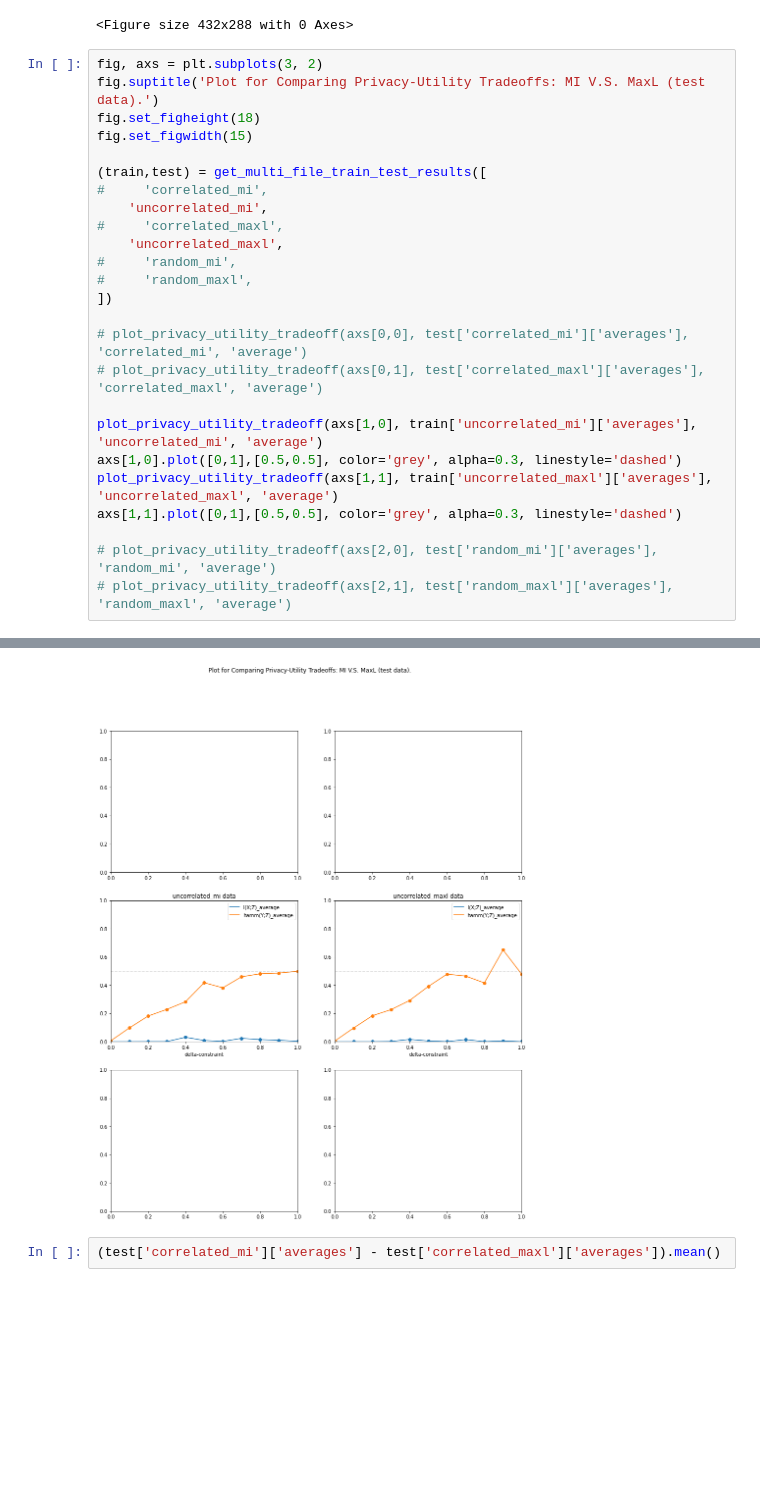
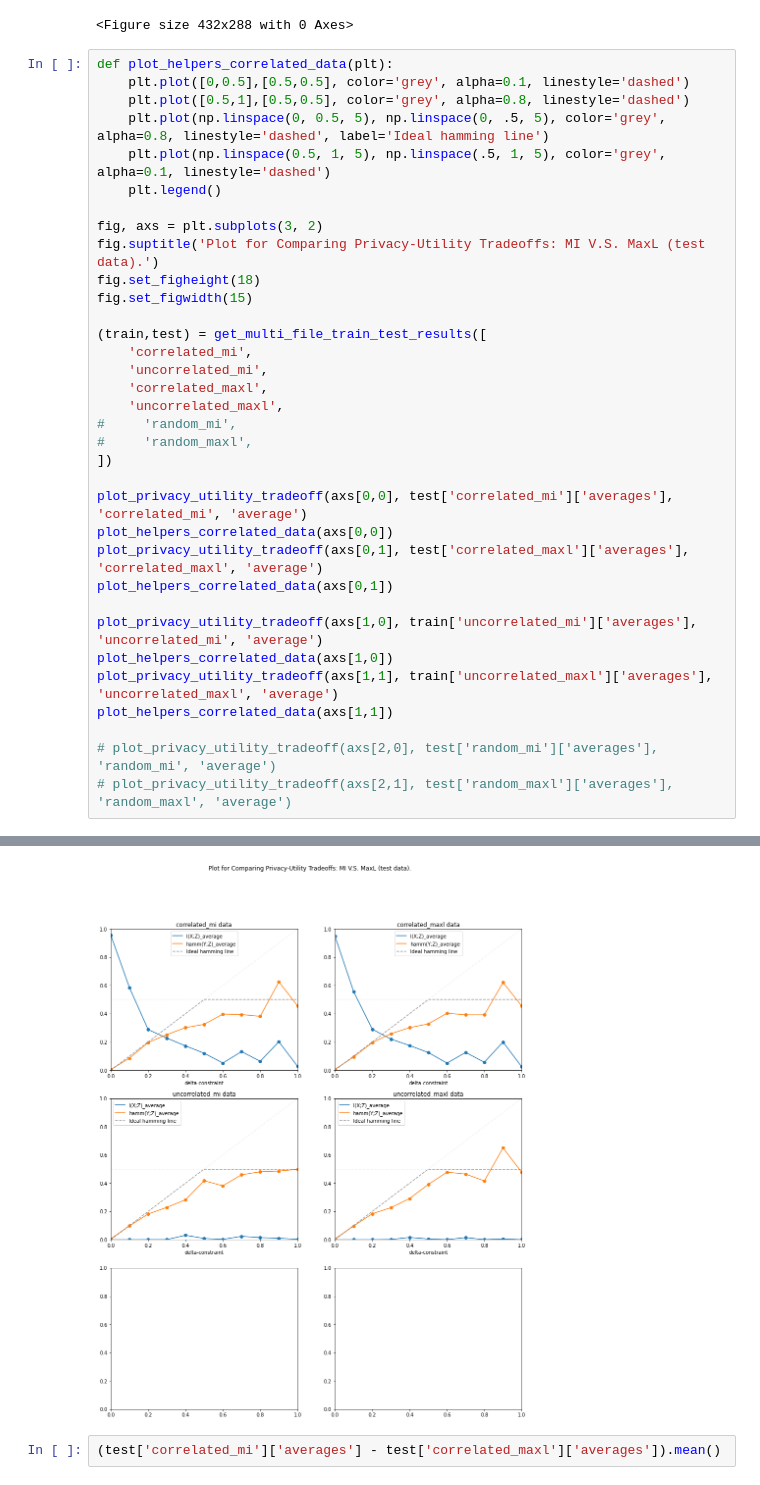
Before and after one commit to maxxiefjv/privpack, a Jupyter notebook: visualizing_binary_results.ipynb, the cells around one changed output, grey strips where cells are left out. Drawn from its saved outputs; the diff is of its cells as text; blank space fills up the shorter version.

Commit message:
save visualisation

```diff
--- a/visualizing_binary_results.ipynb
+++ b/visualizing_binary_results.ipynb
@@ -862,27 +862,36 @@ plot_multi_files_averages_mi([
 [figure]
 <Figure size 432x288 with 0 Axes>
 # %%
+def plot_helpers_correlated_data(plt):
+    plt.plot([0,0.5],[0.5,0.5], color='grey', alpha=0.1, linestyle='dashed')
+    plt.plot([0.5,1],[0.5,0.5], color='grey', alpha=0.8, linestyle='dashed')
+    plt.plot(np.linspace(0, 0.5, 5), np.linspace(0, .5, 5), color='grey', alpha=0.8, linestyle='dashed', label='Ideal hamming line')
+    plt.plot(np.linspace(0.5, 1, 5), np.linspace(.5, 1, 5), color='grey', alpha=0.1, linestyle='dashed')
+    plt.legend()
+
 fig, axs = plt.subplots(3, 2)
 fig.suptitle('Plot for Comparing Privacy-Utility Tradeoffs: MI V.S. MaxL (test data).')
 fig.set_figheight(18)
 fig.set_figwidth(15)
 
 (train,test) = get_multi_file_train_test_results([
-#     'correlated_mi',
+    'correlated_mi',
     'uncorrelated_mi',
-#     'correlated_maxl',
+    'correlated_maxl',
     'uncorrelated_maxl',
 #     'random_mi',
 #     'random_maxl',
 ])
 
-# plot_privacy_utility_tradeoff(axs[0,0], test['correlated_mi']['averages'], 'correlated_mi', 'average')
-# plot_privacy_utility_tradeoff(axs[0,1], test['correlated_maxl']['averages'], 'correlated_maxl', 'average')
+plot_privacy_utility_tradeoff(axs[0,0], test['correlated_mi']['averages'], 'correlated_mi', 'average')
+plot_helpers_correlated_data(axs[0,0])
+plot_privacy_utility_tradeoff(axs[0,1], test['correlated_maxl']['averages'], 'correlated_maxl', 'average')
+plot_helpers_correlated_data(axs[0,1])
 
 plot_privacy_utility_tradeoff(axs[1,0], train['uncorrelated_mi']['averages'], 'uncorrelated_mi', 'average')
-axs[1,0].plot([0,1],[0.5,0.5], color='grey', alpha=0.3, linestyle='dashed')
+plot_helpers_correlated_data(axs[1,0])
 plot_privacy_utility_tradeoff(axs[1,1], train['uncorrelated_maxl']['averages'], 'uncorrelated_maxl', 'average')
-axs[1,1].plot([0,1],[0.5,0.5], color='grey', alpha=0.3, linestyle='dashed')
+plot_helpers_correlated_data(axs[1,1])
 
 # plot_privacy_utility_tradeoff(axs[2,0], test['random_mi']['averages'], 'random_mi', 'average')
 # plot_privacy_utility_tradeoff(axs[2,1], test['random_maxl']['averages'], 'random_maxl', 'average')
@@ -891,4 +899,4 @@ axs[1,1].plot([0,1],[0.5,0.5], color='grey', alpha=0.3, linestyle='dashed')
-[figure, old version]
+[figure, new version]
 # %%
 (test['correlated_mi']['averages'] - test['correlated_maxl']['averages']).mean()
 # %% [output]
```
Also changed, not shown: parts of 2 cells of this notebook, 15 other files.
